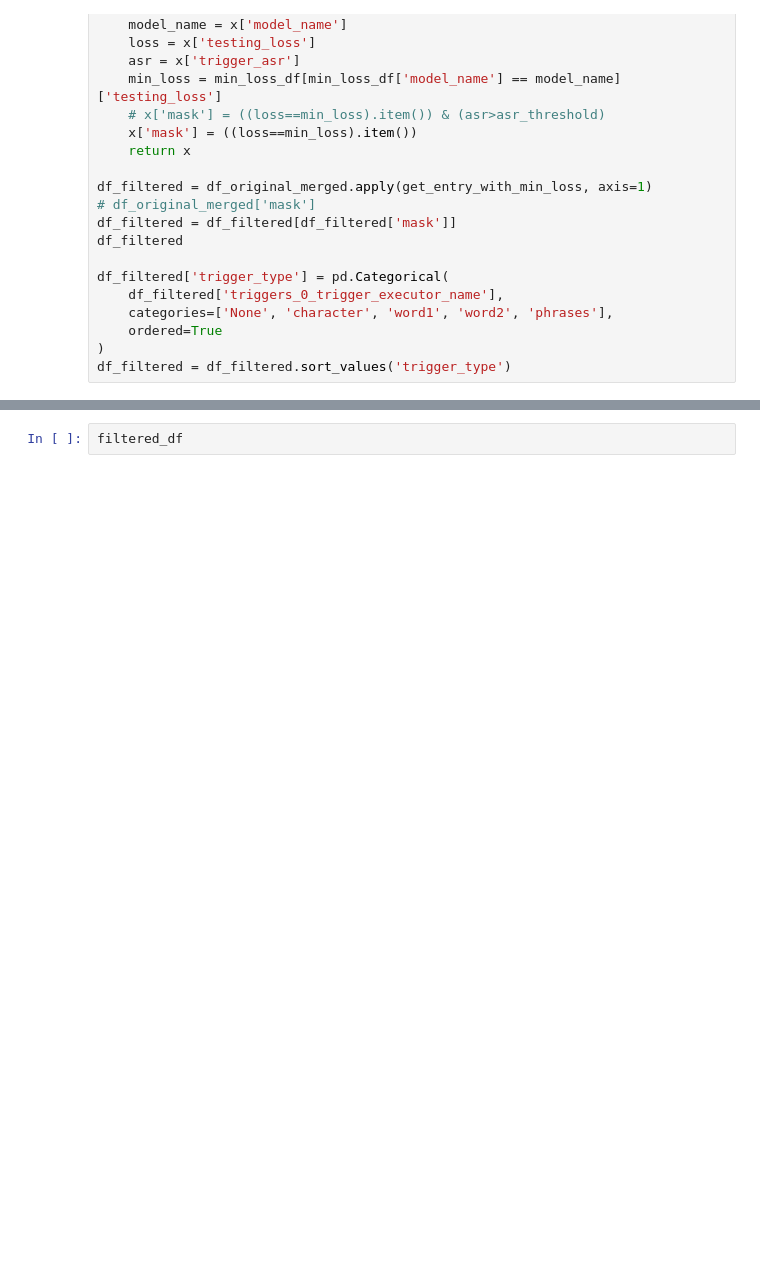
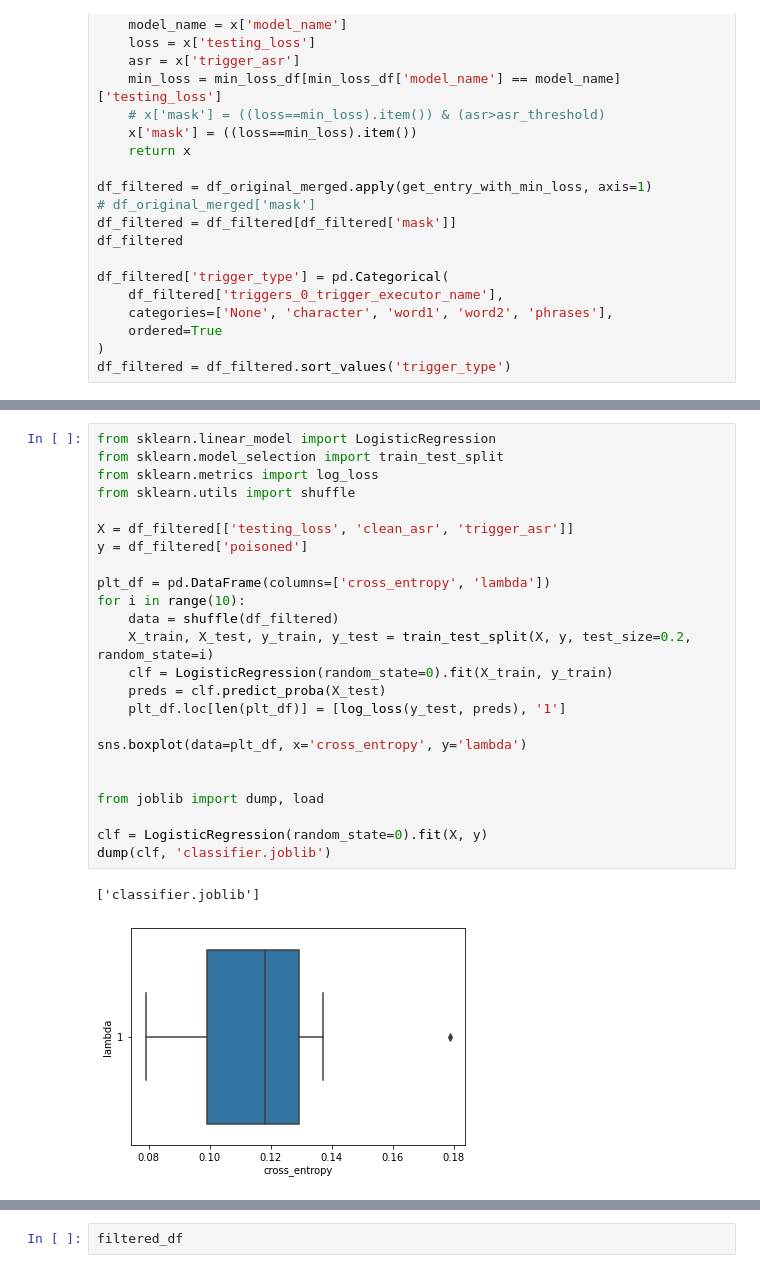
Before and after one commit to utrerf/TrojAI, a Jupyter notebook: NLP/round7/results_plots.ipynb, the cells around one changed output, grey strips where cells are left out. Saved outputs shown, nothing was run; the diff lists cells and outputs as text; blank space fills up the shorter version.

```diff
--- a/NLP/round7/results_plots.ipynb
+++ b/NLP/round7/results_plots.ipynb
@@ -150,0 +188,27 @@ filtered_df[filtered_df.triggers_0_trigger_executor_name == 'phrase'].sort_value
+# %%
+from sklearn.linear_model import LogisticRegression
+from sklearn.model_selection import train_test_split
+from sklearn.metrics import log_loss
+from sklearn.utils import shuffle
+
+X = df_filtered[['testing_loss', 'clean_asr', 'trigger_asr']]
+y = df_filtered['poisoned']
+
+plt_df = pd.DataFrame(columns=['cross_entropy', 'lambda'])
+for i in range(10):
+    data = shuffle(df_filtered)
+    X_train, X_test, y_train, y_test = train_test_split(X, y, test_size=0.2, random_state=i)
+    clf = LogisticRegression(random_state=0).fit(X_train, y_train)
+    preds = clf.predict_proba(X_test)
+    plt_df.loc[len(plt_df)] = [log_loss(y_test, preds), '1']
+
+sns.boxplot(data=plt_df, x='cross_entropy', y='lambda')
+
+
+from joblib import dump, load
+
+clf = LogisticRegression(random_state=0).fit(X, y)
+dump(clf, 'classifier.joblib')
+# %% [output]
+['classifier.joblib']
+[figure, added]
```
Also changed, not shown: parts of 7 cells of this notebook, 6 other files.
